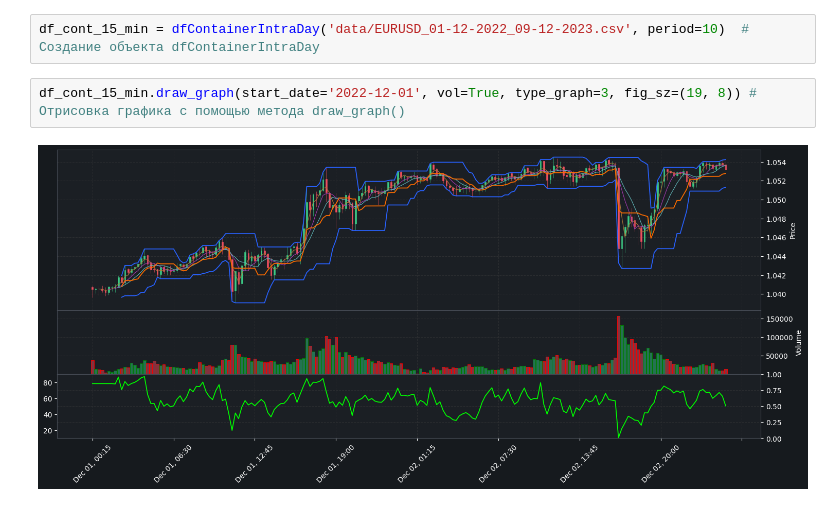
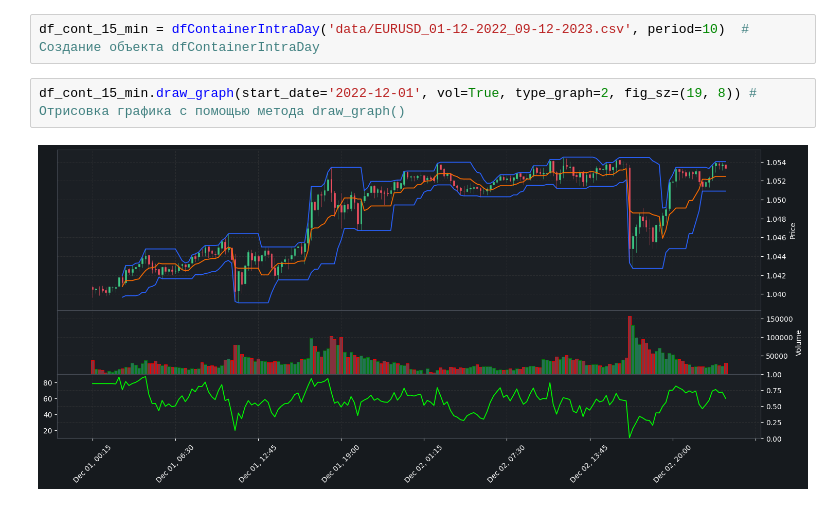
Before and after one commit to maratgaliulin/fin_math_project, a Jupyter notebook: practical_implementation/model/01.start.ipynb, the cells around one changed output. Cells and saved outputs as stored; diff of their text form.

```diff
--- a/practical_implementation/model/01.start.ipynb
+++ b/practical_implementation/model/01.start.ipynb
@@ -12,6 +12,6 @@ df_cont.draw_graph(start_date='2021-10-01', end_date='2022-01-01')  # Отрис
 # %%
 df_cont_15_min = dfContainerIntraDay('data/EURUSD_01-12-2022_09-12-2023.csv', period=10)  # Создание объекта dfContainerIntraDay
 # %%
-df_cont_15_min.draw_graph(start_date='2022-12-01', vol=True, type_graph=3, fig_sz=(19, 8)) # Отрисовка графика с помощью метода draw_graph()
+df_cont_15_min.draw_graph(start_date='2022-12-01', vol=True, type_graph=2, fig_sz=(19, 8)) # Отрисовка графика с помощью метода draw_graph()
 # %% [output]
-[figure, old version]
+[figure, new version]
```
Also changed, not shown: 1 other file.
